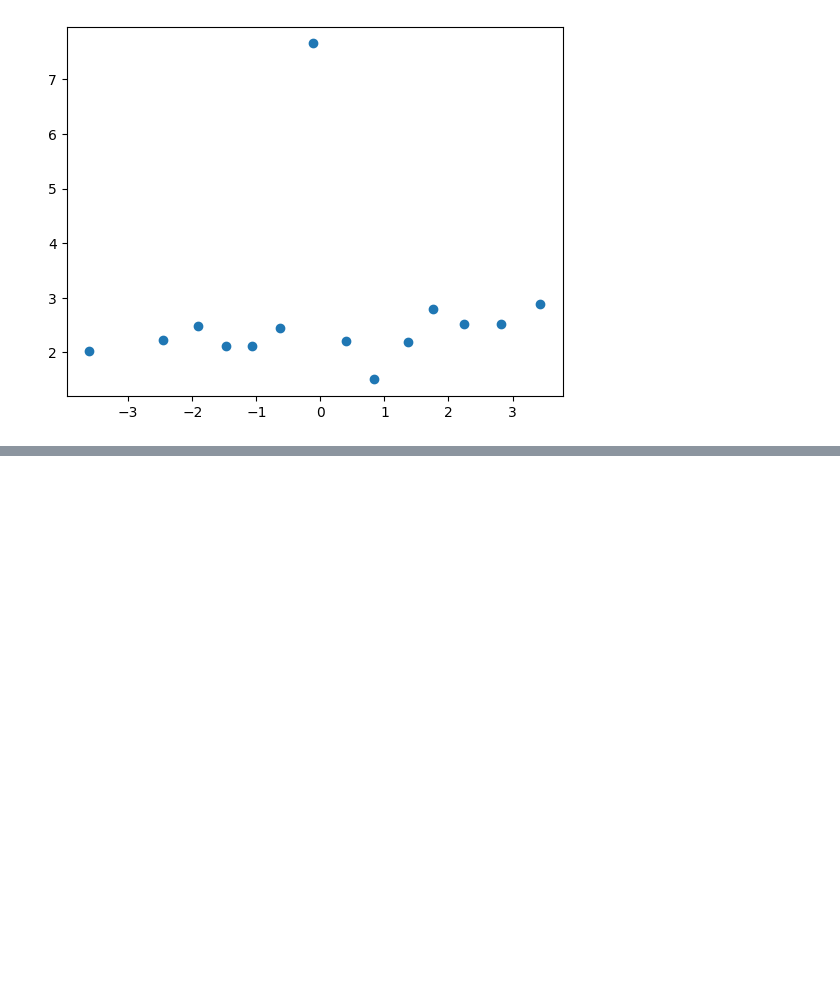
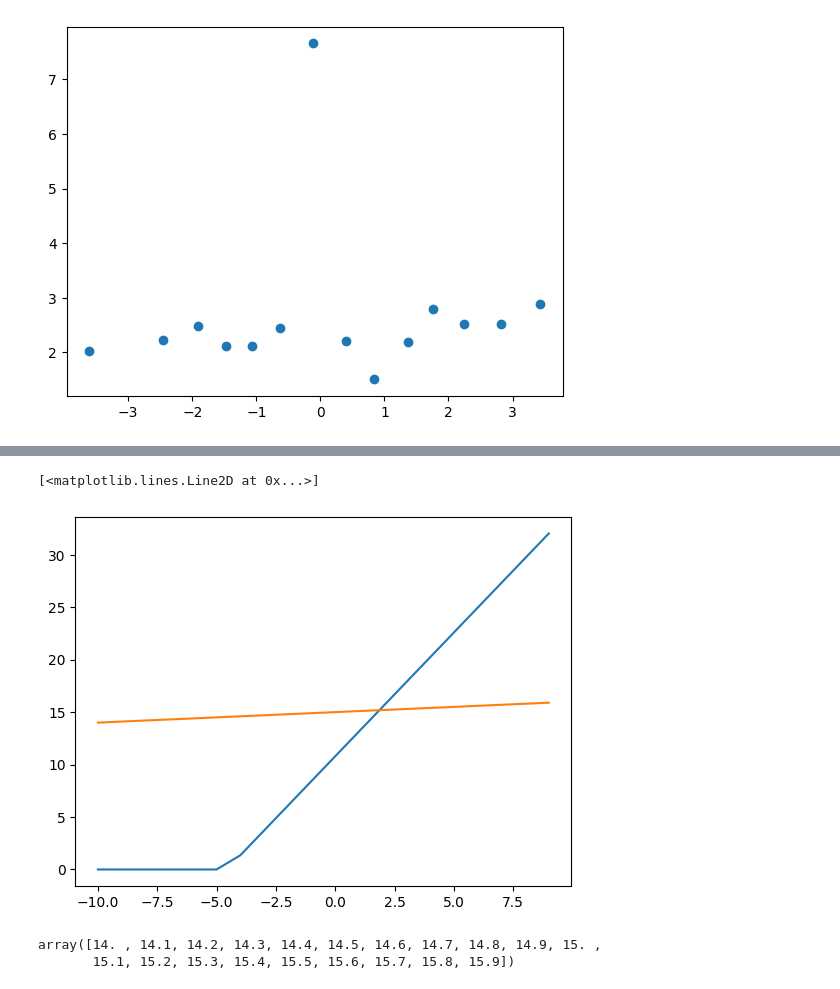
Before and after one commit to vincij002/Neural-Network-from-Scratch, a Jupyter notebook: Neural_Network.ipynb, the cells around one changed output, grey strips where cells are left out. Saved outputs shown, nothing was run; the diff lists cells and outputs as text; code cells hidden in the pictures; blank space fills up the shorter version.

```diff
--- a/Neural_Network.ipynb
+++ b/Neural_Network.ipynb
@@ -105,0 +139,15 @@ plt.scatter(binned_palm, binned_ratio)
+# %%
+layer1_1 = np.maximum(0, prediction(precip))
+
+layer1_2 = np.maximum(0, prediction(precip, .1, 15))
+
+plt.plot(precip, layer1_1)
+plt.plot(precip, layer1_2)
+# %% [output]
+[<matplotlib.lines.Line2D at 0x...>]
+[figure, added]
+# %%
+layer1_2
+# %% [output]
+array([14. , 14.1, 14.2, 14.3, 14.4, 14.5, 14.6, 14.7, 14.8, 14.9, 15. ,
+       15.1, 15.2, 15.3, 15.4, 15.5, 15.6, 15.7, 15.8, 15.9])
```
Also changed, not shown: parts of 43 cells of this notebook, 1 other file.
